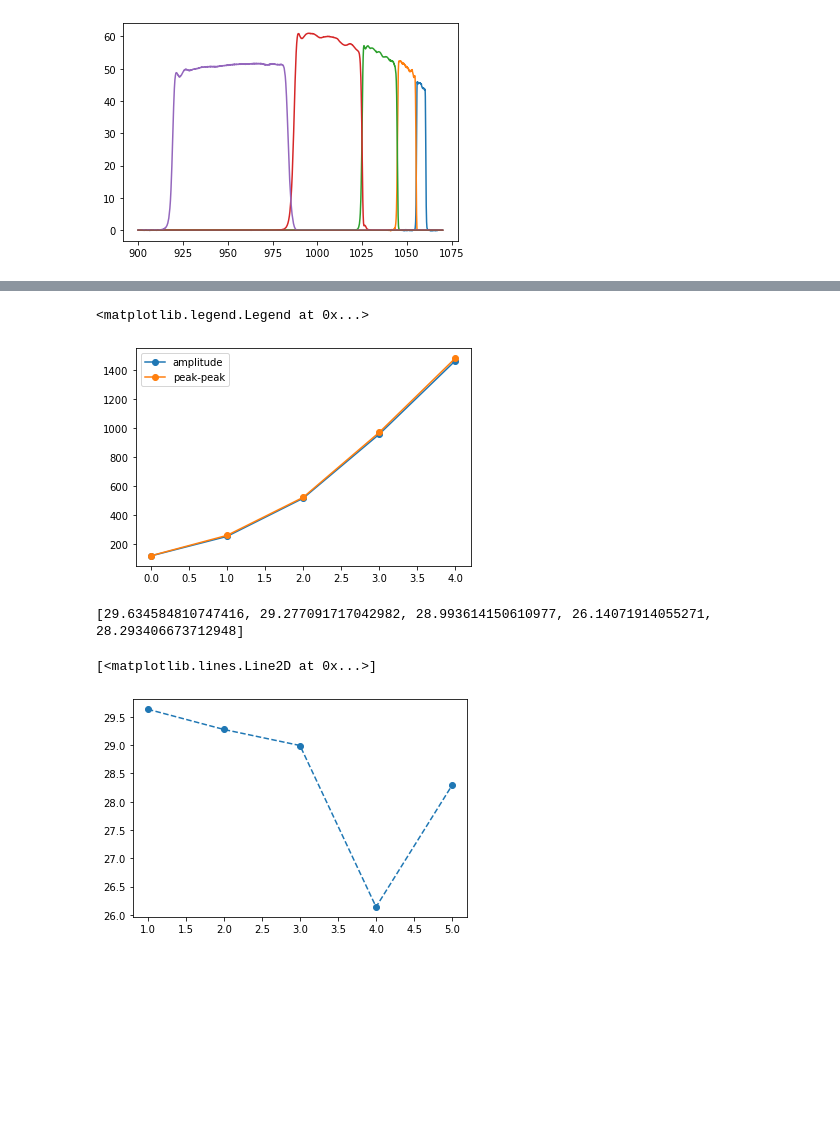
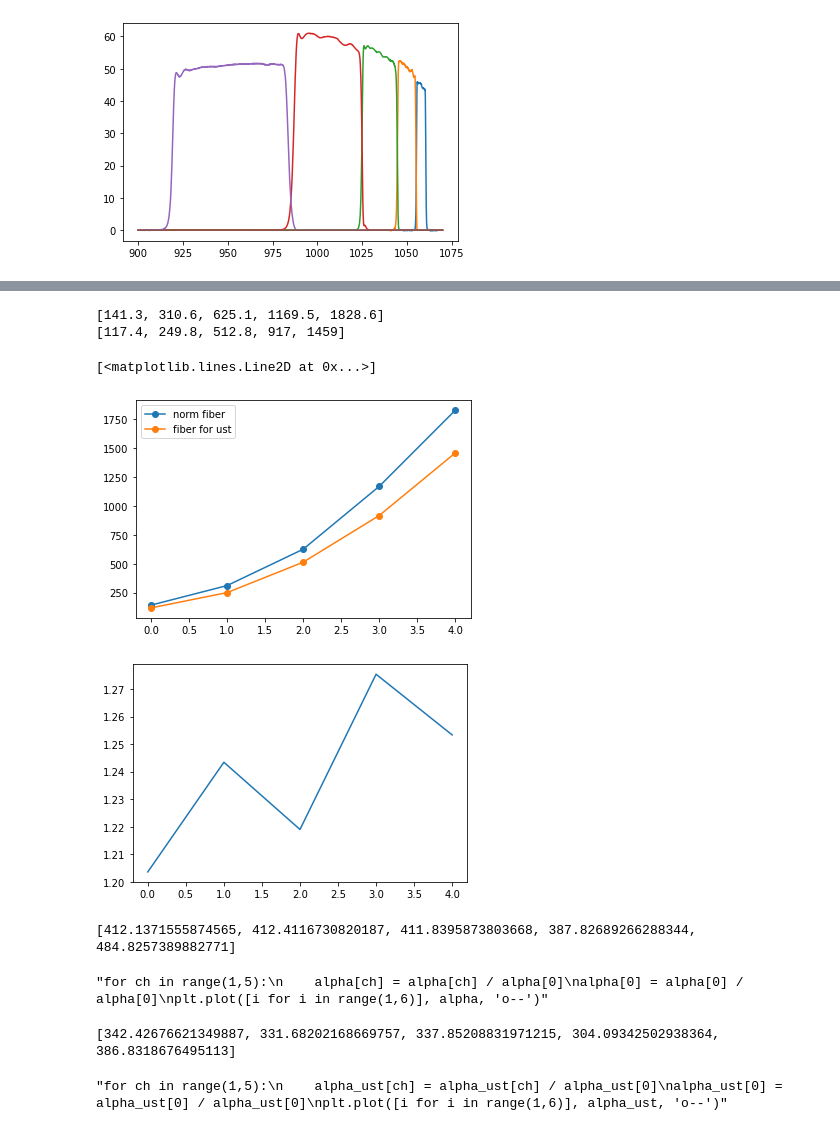
Before and after one commit to Katyarin/TS_T15MD, a Jupyter notebook: Spectral_Calibration.ipynb, the cells around one changed output, grey strips where cells are left out. Saved outputs shown, nothing was run; the diff lists cells and outputs as text; code cells hidden in the pictures; blank space fills up the shorter version.

```diff
--- a/Spectral_Calibration.ipynb
+++ b/Spectral_Calibration.ipynb
@@ -100,21 +102,46 @@ print(I)
-# %%
-U_amp = [116.62, 251.4,	514.81,	957.35,	1465]
-U_pp = [117.83, 258.5, 520.9, 969.78, 1482.4]
-plt.plot(U_amp, 'o-', label='amplitude')
-plt.plot(U_pp, 'o-', label='peak-peak')
-plt.legend()
-# %% [output]
-<matplotlib.legend.Legend at 0x...>
-[figure, removed]
+# %%
+l_15 = [1058, 1050, 1035, 1008, 951]
+U_nfiber = [141.3, 310.6, 625.1, 1169.5, 1828.6]
+U_ust_fiber = [117.4, 249.8, 512.8, 917, 1459]
+print(U_nfiber)
+print(U_ust_fiber)
+plt.plot(U_nfiber, 'o-', label='norm fiber')
+plt.plot(U_ust_fiber, 'o-', label='fiber for ust')
+plt.legend()
+plt.figure()
+plt.plot([U_nfiber[i]/ U_ust_fiber[i] for i in range(5)])
+# %% [output]
+[141.3, 310.6, 625.1, 1169.5, 1828.6]
+[117.4, 249.8, 512.8, 917, 1459]
+[<matplotlib.lines.Line2D at 0x...>]
+[figure, added]
+[figure, added]
 # %%
 alpha = []
 
 for ch in range(5):
-    alpha.append(U_pp[ch] * 1e-3 / (Rsv * G_slow * 0.5 * I[ch]))
+    alpha.append(U_nfiber[ch] * 1e-3 / (Rsv * G_slow * 0.5 * I[ch]))
 
 print(alpha)
-plt.plot([i for i in range(1,6)], alpha, 'o--')
+'''for ch in range(1,5):
+    alpha[ch] = alpha[ch] / alpha[0]
+alpha[0] = alpha[0] / alpha[0]
+plt.plot([i for i in range(1,6)], alpha, 'o--')'''
 # %% [output]
-[29.634584810747416, 29.277091717042982, 28.993614150610977, 26.14071914055271, 28.293406673712948]
+[412.1371555874565, 412.4116730820187, 411.8395873803668, 387.82689266288344, 484.8257389882771]
-[<matplotlib.lines.Line2D at 0x...>]
+"for ch in range(1,5):\n    alpha[ch] = alpha[ch] / alpha[0]\nalpha[0] = alpha[0] / alpha[0]\nplt.plot([i for i in range(1,6)], alpha, 'o--')"
-[figure, removed]
+# %%
+'''for ust fiber'''
+alpha_ust = []
+
+for ch in range(5):
+    alpha_ust.append(U_ust_fiber[ch] * 1e-3 / (Rsv * G_slow * 0.5 * I[ch]))
+
+print(alpha_ust)
+'''for ch in range(1,5):
+    alpha_ust[ch] = alpha_ust[ch] / alpha_ust[0]
+alpha_ust[0] = alpha_ust[0] / alpha_ust[0]
+plt.plot([i for i in range(1,6)], alpha_ust, 'o--')'''
+# %% [output]
+[342.42676621349887, 331.68202168669757, 337.85208831971215, 304.09342502938364, 386.8318676495113]
+"for ch in range(1,5):\n    alpha_ust[ch] = alpha_ust[ch] / alpha_ust[0]\nalpha_ust[0] = alpha_ust[0] / alpha_ust[0]\nplt.plot([i for i in range(1,6)], alpha_ust, 'o--')"
```
Also changed, not shown: parts of 28 cells of this notebook, 37 other files.
